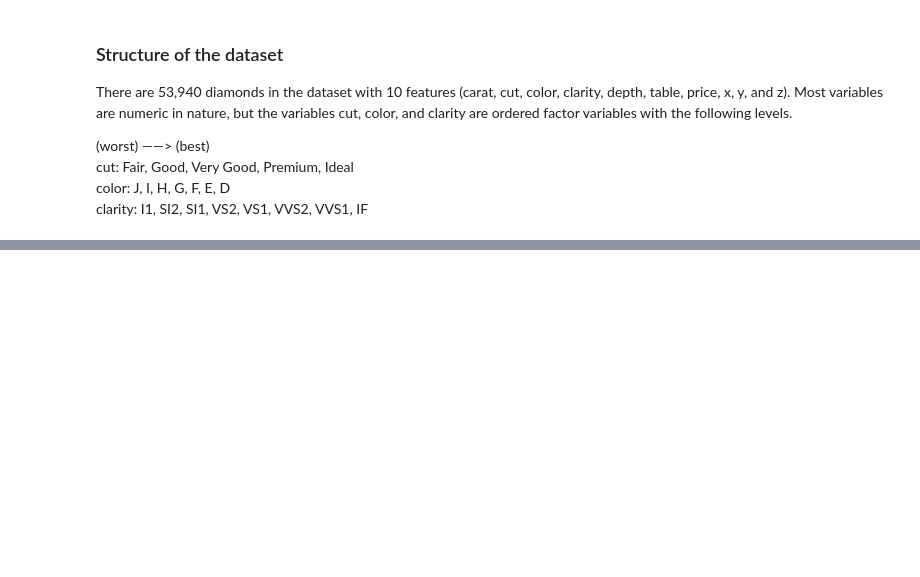
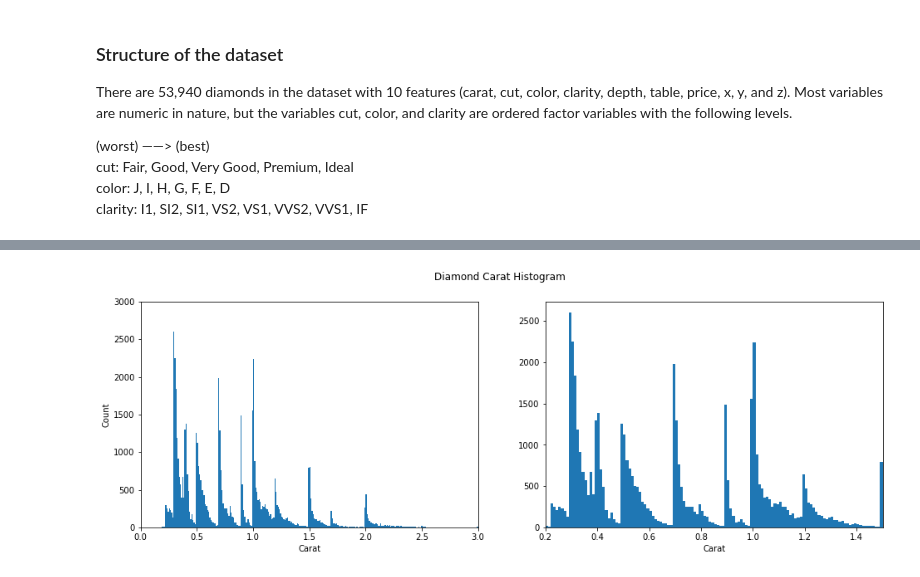
Before and after one commit to DanielPFlorian/Diamond-Data-Visualization, a Jupyter notebook: Diamond Dataset Exploration and Visualization in Python.ipynb, the cells around one changed output, grey strips where cells are left out. Saved outputs shown, nothing was run; the diff lists cells and outputs as text; code cells hidden in the pictures; blank space fills up the shorter version.

```diff
--- a/Diamond Dataset Exploration and Visualization in Python.ipynb
+++ b/Diamond Dataset Exploration and Visualization in Python.ipynb
@@ -71,0 +107,22 @@ clarity: I1, SI2, SI1, VS2, VS1, VVS2, VVS1, IF
+# %%
+# univariate plot of carat weights
+
+plt.figure(figsize=[16, 5])
+plt.suptitle('Diamond Carat Histogram')
+
+plt.subplot(1,2,1)
+bins = np.arange(0.15, diamonds['carat'].max()+0.1, 0.01)
+plt.hist(data = diamonds, x = 'carat', bins = bins)
+plt.xlim(0,3)
+plt.xlabel('Carat')
+plt.ylim(0,3000)
+plt.ylabel('Count')
+
+# investigating further on an even smaller bin size
+plt.subplot(1,2,2)
+bins = np.arange(0.2, 1.51, 0.01)
+plt.hist(data = diamonds, x = 'carat', bins = bins)
+plt.xlim([0.2,1.5])
+plt.xlabel('Carat');
+# %% [output]
+[figure, added]
```
Also changed, not shown: parts of 6 cells of this notebook.
